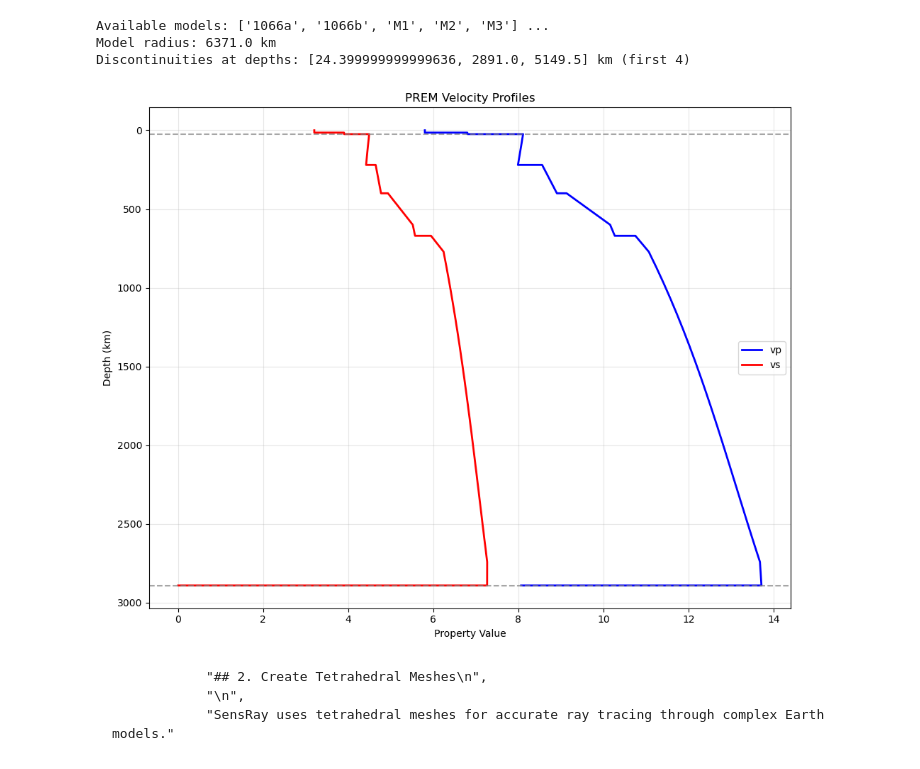
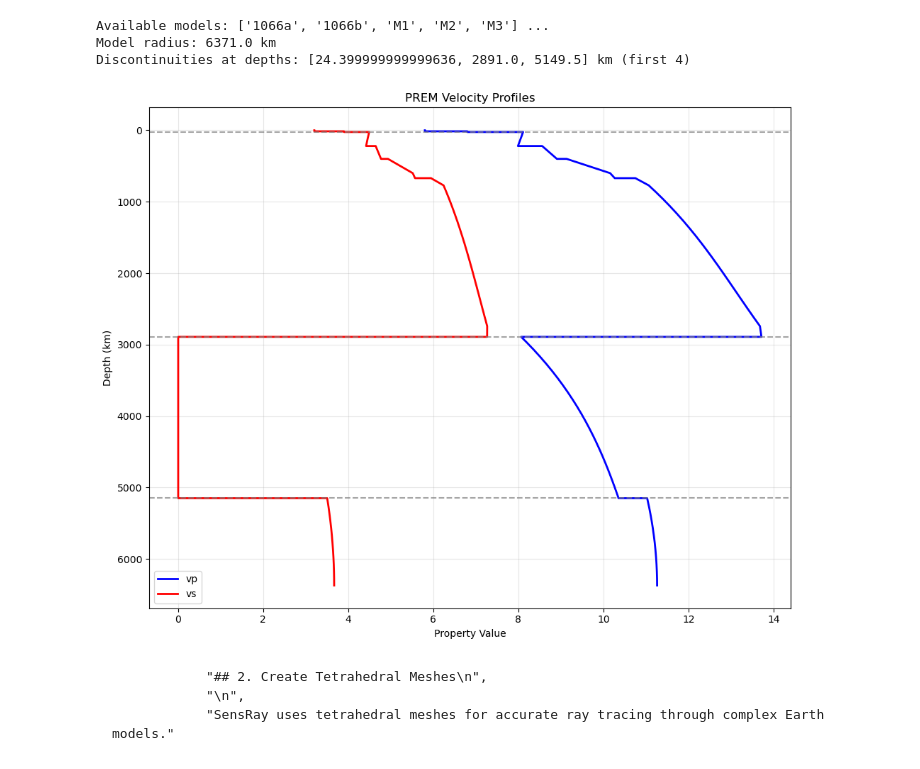
Before and after one commit to Adrian-Mag/SensRay, a Jupyter notebook: demos/01_basic_usage.ipynb, the cells around one changed output. Cells and saved outputs as stored; diff of their text form; code cells hidden in the pictures.

```diff
--- a/demos/01_basic_usage.ipynb
+++ b/demos/01_basic_usage.ipynb
@@ -28,11 +28,11 @@ Model radius: 6371.0 km
 Discontinuities at depths: [24.399999999999636, 2891.0, 5149.5] km (first 4)
 # %%
 # Plot 1D velocity profiles
-fig, ax = model.plot_profiles(properties=['vp', 'vs'], max_depth_km=2900)
+fig, ax = model.plot_profiles(properties=['vp', 'vs'], max_depth_km=6371)
 plt.title('PREM Velocity Profiles')
 plt.show()
 # %% [output]
-[figure, old version]
+[figure, new version]
 # %% [markdown]
                 "## 2. Create Tetrahedral Meshes\n",
                 "\n",
```
Also changed, not shown: parts of 3 cells of this notebook, 17 other files.
